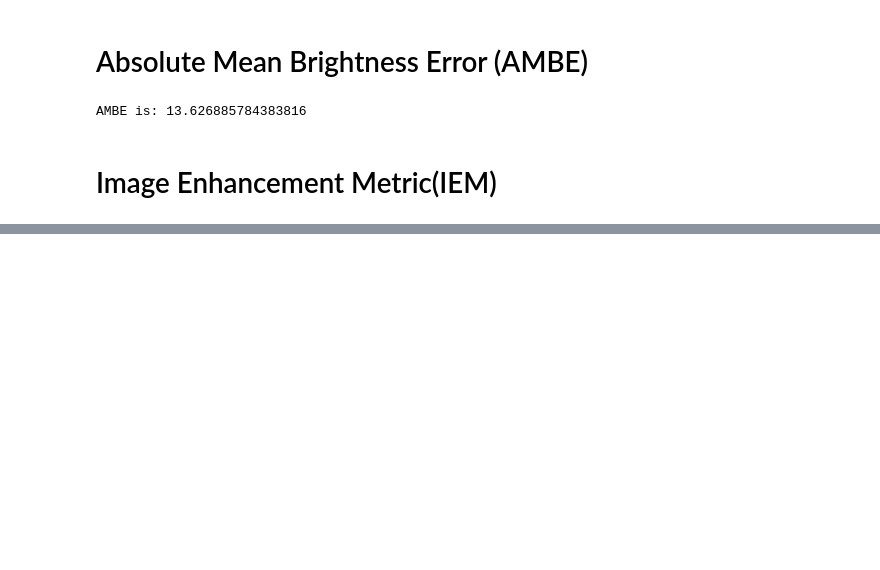
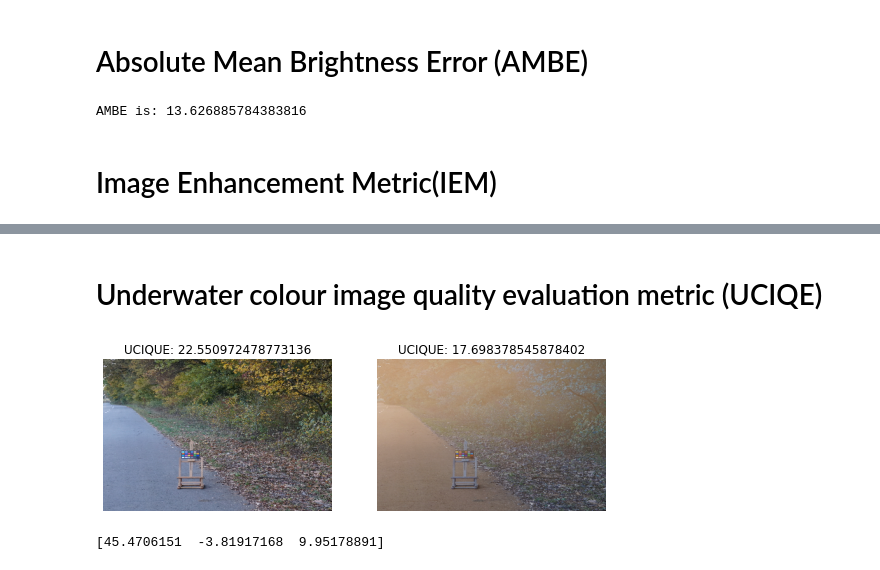
Before and after one commit to Riccellisp/ProjetoPecem, a Jupyter notebook: examples.ipynb, the cells around one changed output, grey strips where cells are left out. Drawn from its saved outputs; the diff is of its cells as text; code cells hidden in the pictures; blank space fills up the shorter version.

Commit message:
implementacao da UCIQE

```diff
--- a/examples.ipynb
+++ b/examples.ipynb
@@ -29,0 +31,28 @@ print(f'IEM is: {iem}')
+# %% [markdown]
+# Underwater colour image quality evaluation metric (UCIQE)
+# %%
+color_imageA_GT=cv2.imread('images/01_outdoor_GT.jpg') # cv2.imread() ->formato BGR por padrão
+color_imageA_GT=cv2.resize(color_imageA_GT,(360,240))
+color_imageA_hazy=cv2.imread('images/01_outdoor_hazy.jpg')
+color_imageA_hazy=cv2.resize(color_imageA_hazy,(360,240))
+
+# conversão do espaço de cores
+color_imageA_GT=cv2.cvtColor(color_imageA_GT,cv2.COLOR_BGR2RGB)
+
+# calculo
+uciqe_color_imageA_GT=UCIQE(color_imageA_GT)
+uciqe_color_imageA_hazy=UCIQE(color_imageA_hazy)
+
+# plot
+fig = plt.figure(figsize=(9,6))
+plt.subplot(121); plt.axis("off"); plt.imshow(color_imageA_GT);plt.subplot(121).set_title(f"UCIQUE: {uciqe_color_imageA_GT}",)
+plt.subplot(122); plt.axis("off"); plt.imshow(color_imageA_hazy);plt.subplot(122).set_title(f"UCIQUE: {uciqe_color_imageA_hazy}")
+plt.show()
+# %% [output]
+[figure, added]
+# %%
+# testes
+lab=color.rgb2lab(color_imageA_GT)
+print(lab[0,0])
+# %% [output]
+[45.4706151  -3.81917168  9.95178891]
```
Also changed, not shown: parts of 2 cells of this notebook, 3 other files.
